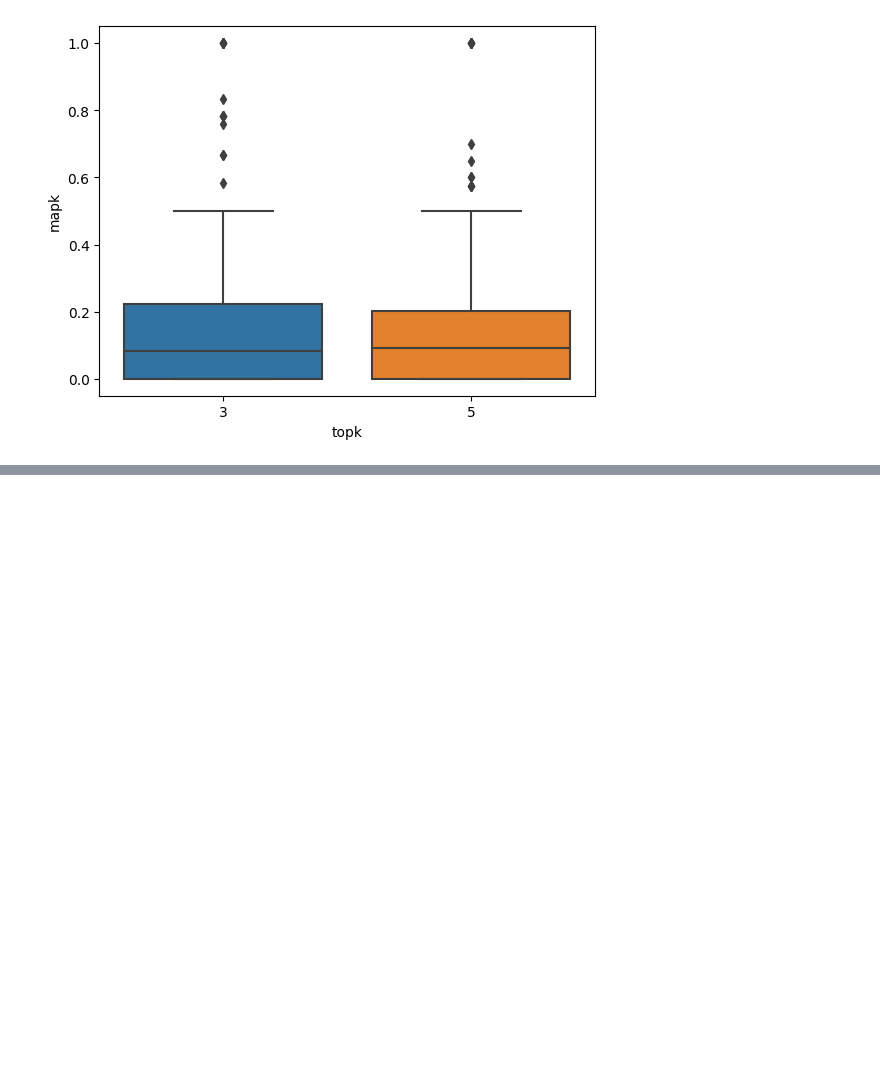
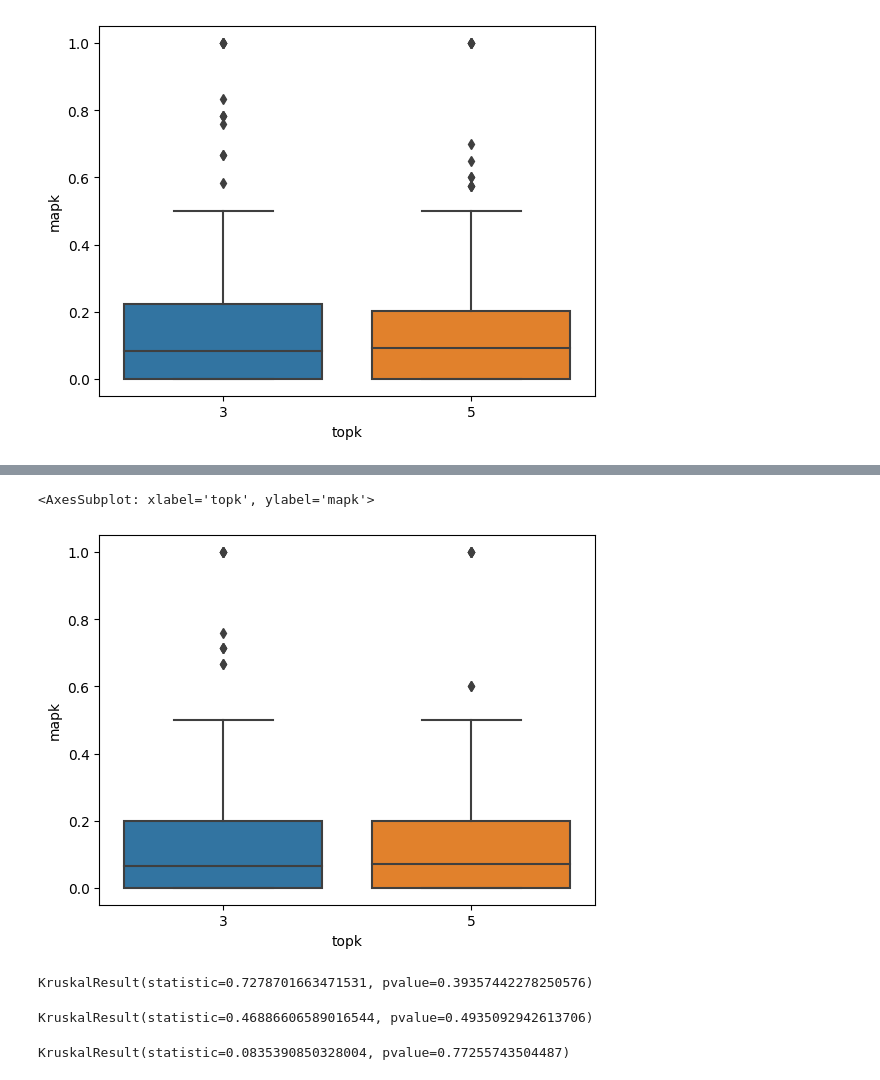
Before and after one commit to getuliobr/AutoLabellerEvaluator, a Jupyter notebook: data.ipynb, the cells around one changed output, grey strips where cells are left out. Drawn from its saved outputs; the diff is of its cells as text; code cells hidden in the pictures; blank space fills up the shorter version.

```diff
--- a/data.ipynb
+++ b/data.ipynb
@@ -48,0 +54,17 @@ sns.boxplot(x=sbert["topk"], y=sbert["mapk"])
+# %%
+sns.boxplot(x=tfidf["topk"], y=tfidf["mapk"])
+# %% [output]
+<AxesSubplot: xlabel='topk', ylabel='mapk'>
+[figure, added]
+# %%
+stats.kruskal(sbert[sbert['topk'] == 3]['mapk'], sbert[sbert['topk'] == 5]['mapk'])
+# %% [output]
+KruskalResult(statistic=0.7278701663471531, pvalue=0.39357442278250576)
+# %%
+stats.kruskal(word2vec[word2vec['topk'] == 3]['mapk'], word2vec[word2vec['topk'] == 5]['mapk'])
+# %% [output]
+KruskalResult(statistic=0.46886606589016544, pvalue=0.4935092942613706)
+# %%
+stats.kruskal(tfidf[tfidf['topk'] == 3]['mapk'], tfidf[tfidf['topk'] == 5]['mapk'])
+# %% [output]
+KruskalResult(statistic=0.0835390850328004, pvalue=0.77255743504487)
```
Also changed, not shown: parts of 1 cell of this notebook.
